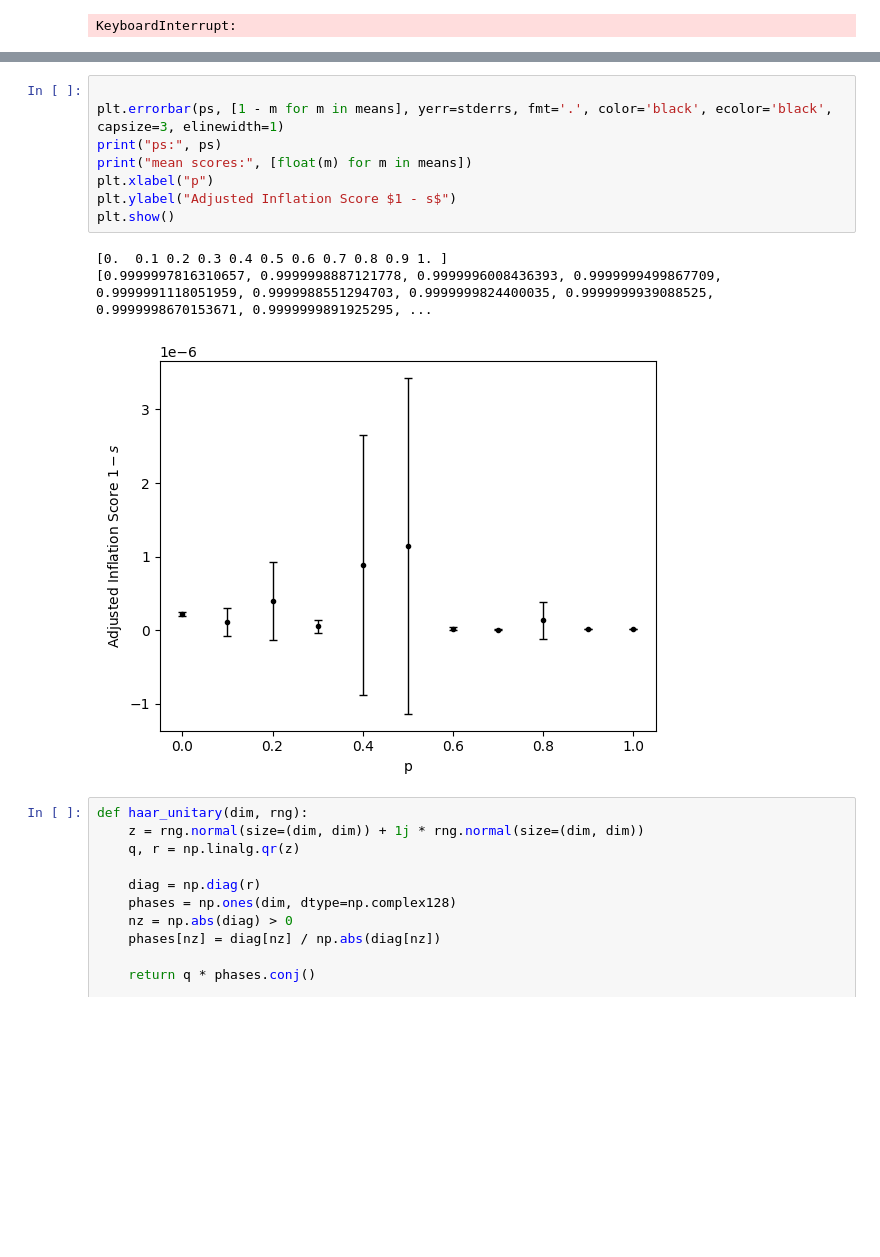
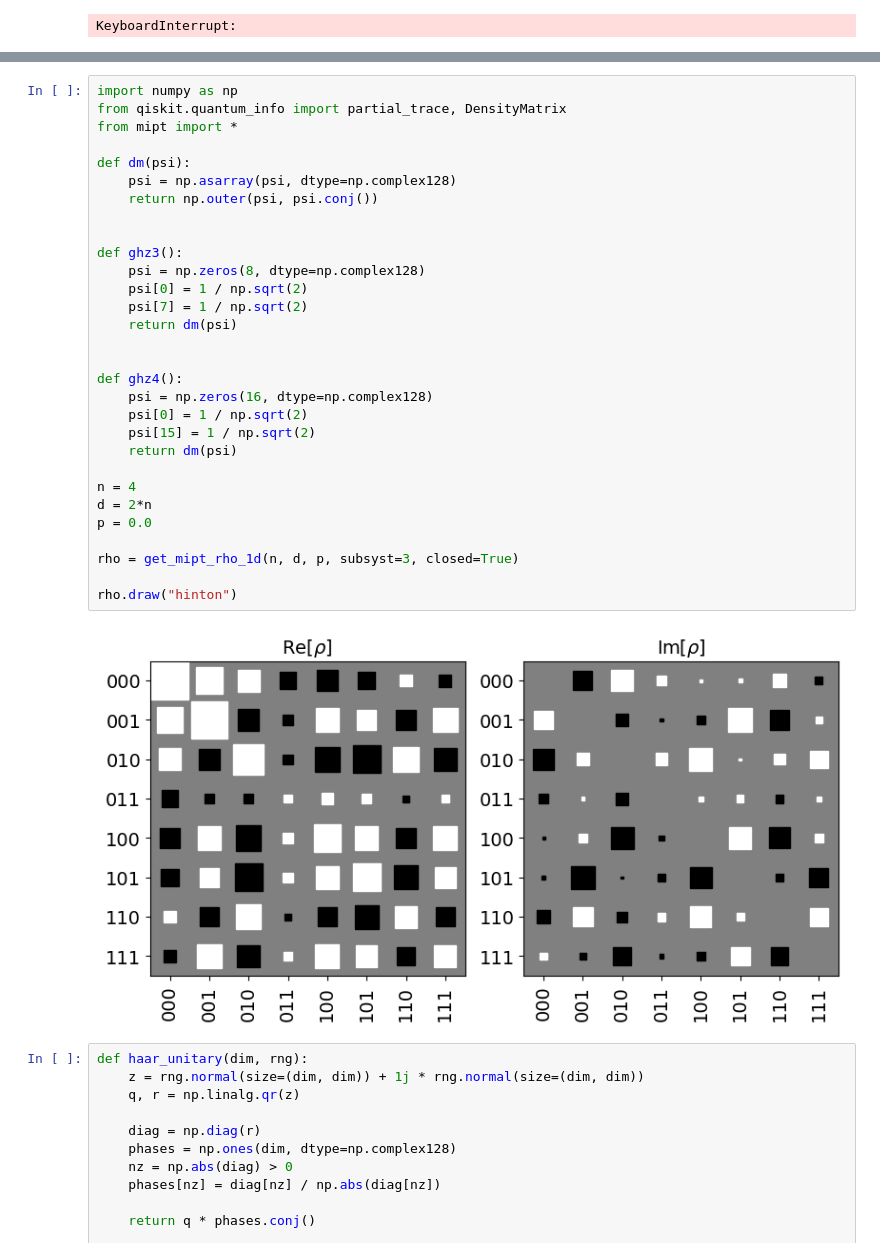
Before and after one commit to amarce4/mipt, a Jupyter notebook: python/gmne.ipynb, the cells around one changed output, grey strips where cells are left out. Drawn from its saved outputs; the diff is of its cells as text; blank space fills up the shorter version.

```diff
--- a/python/gmne.ipynb
+++ b/python/gmne.ipynb
@@ -549,17 +455,37 @@ Bell_AC x |0>_B       t_max = 0.99999205
 Bell_BC x |0>_A       t_max = 0.99999207
 mixed biseparable network: 1
 # %%
+import numpy as np
+from qiskit.quantum_info import partial_trace, DensityMatrix
+from mipt import *
 
-plt.errorbar(ps, [1 - m for m in means], yerr=stderrs, fmt='.', color='black', ecolor='black', capsize=3, elinewidth=1)
-print("ps:", ps)
-print("mean scores:", [float(m) for m in means])
-plt.xlabel("p")
-plt.ylabel("Adjusted Inflation Score $1 - s$")
-plt.show()
+def dm(psi):
+    psi = np.asarray(psi, dtype=np.complex128)
+    return np.outer(psi, psi.conj())
+
+
+def ghz3():
+    psi = np.zeros(8, dtype=np.complex128)
+    psi[0] = 1 / np.sqrt(2)
+    psi[7] = 1 / np.sqrt(2)
+    return dm(psi)
+
+
+def ghz4():
+    psi = np.zeros(16, dtype=np.complex128)
+    psi[0] = 1 / np.sqrt(2)
+    psi[15] = 1 / np.sqrt(2)
+    return dm(psi)
+
+n = 4
+d = 2*n
+p = 0.0
+
+rho = get_mipt_rho_1d(n, d, p, subsyst=3, closed=True)
+
+rho.draw("hinton")
 # %% [output]
-[0.  0.1 0.2 0.3 0.4 0.5 0.6 0.7 0.8 0.9 1. ]
-[0.9999997816310657, 0.9999998887121778, 0.9999996008436393, 0.9999999499867709, 0.9999991118051959, 0.9999988551294703, 0.9999999824400035, 0.9999999939088525, 0.9999998670153671, 0.9999999891925295, ...
-[figure, old version]
+[figure, new version]
 # %%
 def haar_unitary(dim, rng):
     z = rng.normal(size=(dim, dim)) + 1j * rng.normal(size=(dim, dim))
```
Also changed, not shown: parts of 4 cells of this notebook, 8 other files.
